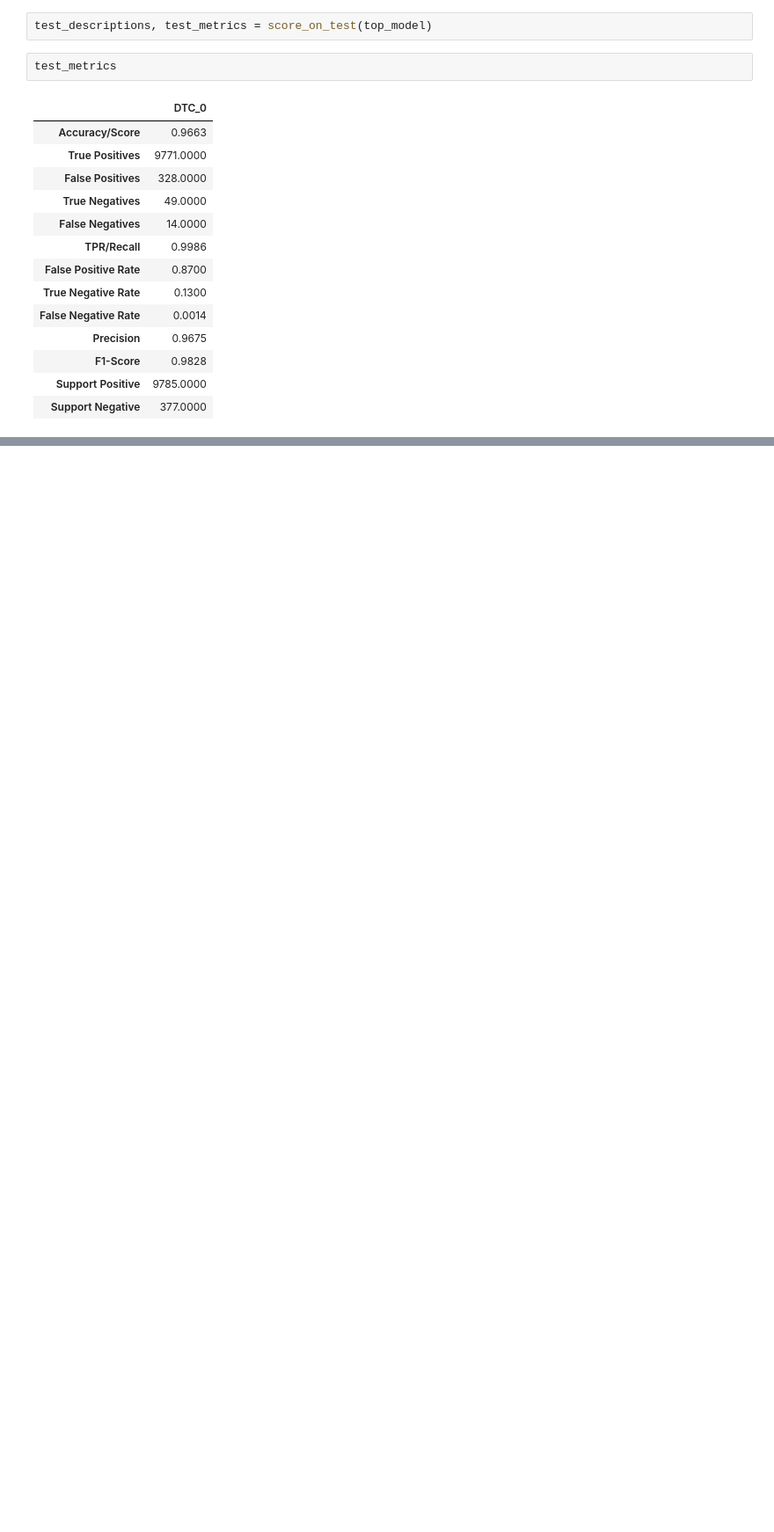
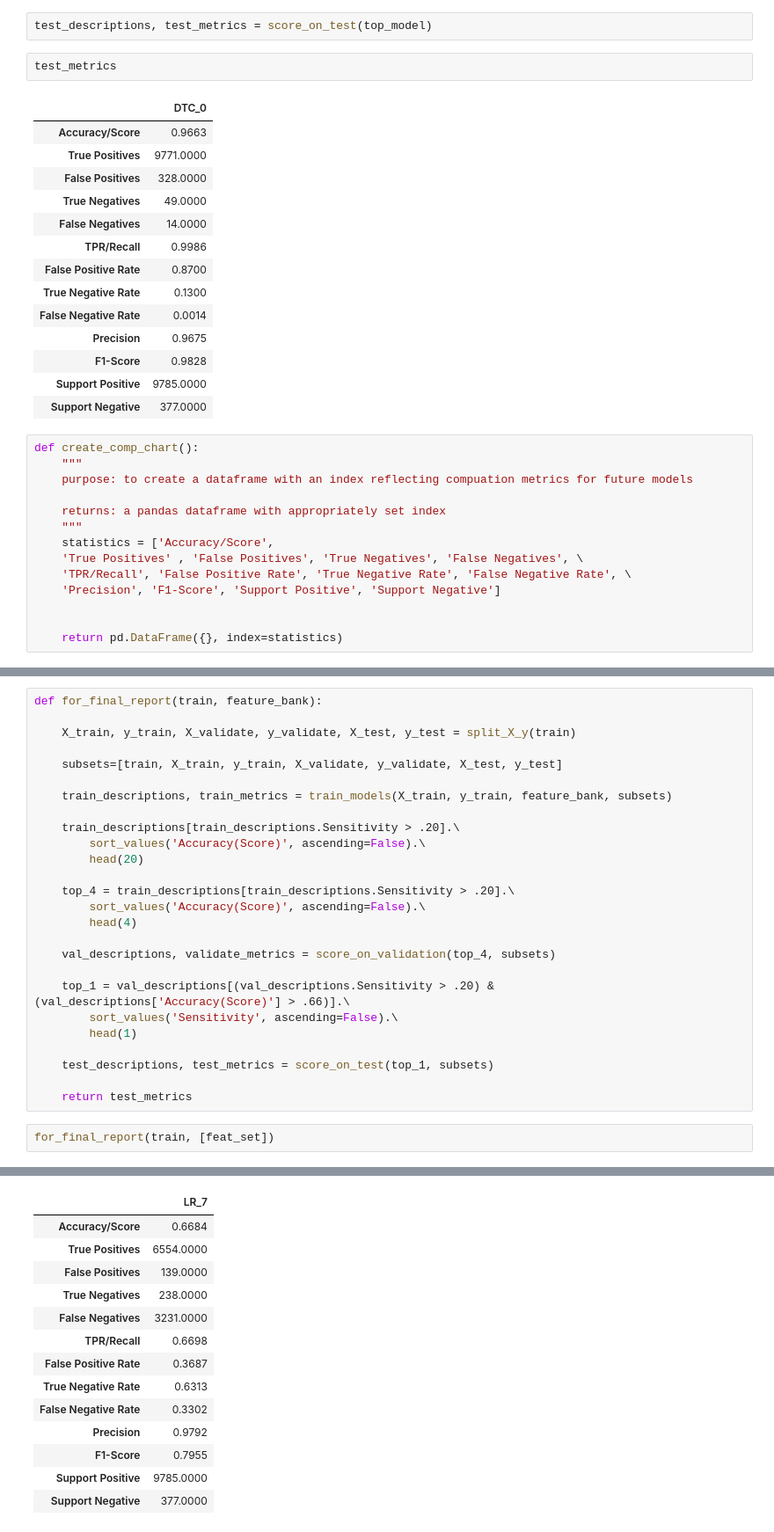
Before and after one commit to joshua-shorterivey/unemployment_project, a Jupyter notebook: model.ipynb, the cells around one changed output, grey strips where cells are left out. Shown: that part at 88% size. Drawn from its saved outputs; the diff is of its cells as text; blank space fills up the shorter version.

```diff
--- a/model.ipynb
+++ b/model.ipynb
@@ -575,3 +721,17 @@ test_metrics
 | F1-Score | 0.9828 |
 | Support Positive | 9785.0000 |
 | Support Negative | 377.0000 |
+# %%
+def create_comp_chart():
+    """
+    purpose: to create a dataframe with an index reflecting compuation metrics for future models
+
+    returns: a pandas dataframe with appropriately set index
+    """
+    statistics = ['Accuracy/Score',
+    'True Positives' , 'False Positives', 'True Negatives', 'False Negatives', \
+    'TPR/Recall', 'False Positive Rate', 'True Negative Rate', 'False Negative Rate', \
+    'Precision', 'F1-Score', 'Support Positive', 'Support Negative']
+
+
+    return pd.DataFrame({}, index=statistics)
@@ -577,0 +761,29 @@ test_metrics
+# %%
+def for_final_report(train, feature_bank):
+
+    X_train, y_train, X_validate, y_validate, X_test, y_test = split_X_y(train)
+
+    subsets=[train, X_train, y_train, X_validate, y_validate, X_test, y_test]
+
+    train_descriptions, train_metrics = train_models(X_train, y_train, feature_bank, subsets)
+
+    train_descriptions[train_descriptions.Sensitivity > .20].\
+        sort_values('Accuracy(Score)', ascending=False).\
+        head(20)
+
+    top_4 = train_descriptions[train_descriptions.Sensitivity > .20].\
+        sort_values('Accuracy(Score)', ascending=False).\
+        head(4)
+
+    val_descriptions, validate_metrics = score_on_validation(top_4, subsets)
+
+    top_1 = val_descriptions[(val_descriptions.Sensitivity > .20) & (val_descriptions['Accuracy(Score)'] > .66)].\
+        sort_values('Sensitivity', ascending=False).\
+        head(1)
+
+    test_descriptions, test_metrics = score_on_test(top_1, subsets)
+
+    return test_metrics
+# %%
+for_final_report(train, [feat_set])
+# %% [output]
@@ -577,0 +791,14 @@ test_metrics
+|  | LR_7 |
+| Accuracy/Score | 0.6684 |
+| True Positives | 6554.0000 |
+| False Positives | 139.0000 |
+| True Negatives | 238.0000 |
+| False Negatives | 3231.0000 |
+| TPR/Recall | 0.6698 |
+| False Positive Rate | 0.3687 |
+| True Negative Rate | 0.6313 |
+| False Negative Rate | 0.3302 |
+| Precision | 0.9792 |
+| F1-Score | 0.7955 |
+| Support Positive | 9785.0000 |
+| Support Negative | 377.0000 |
```
Also changed, not shown: parts of 17 cells of this notebook, 6 other files.
